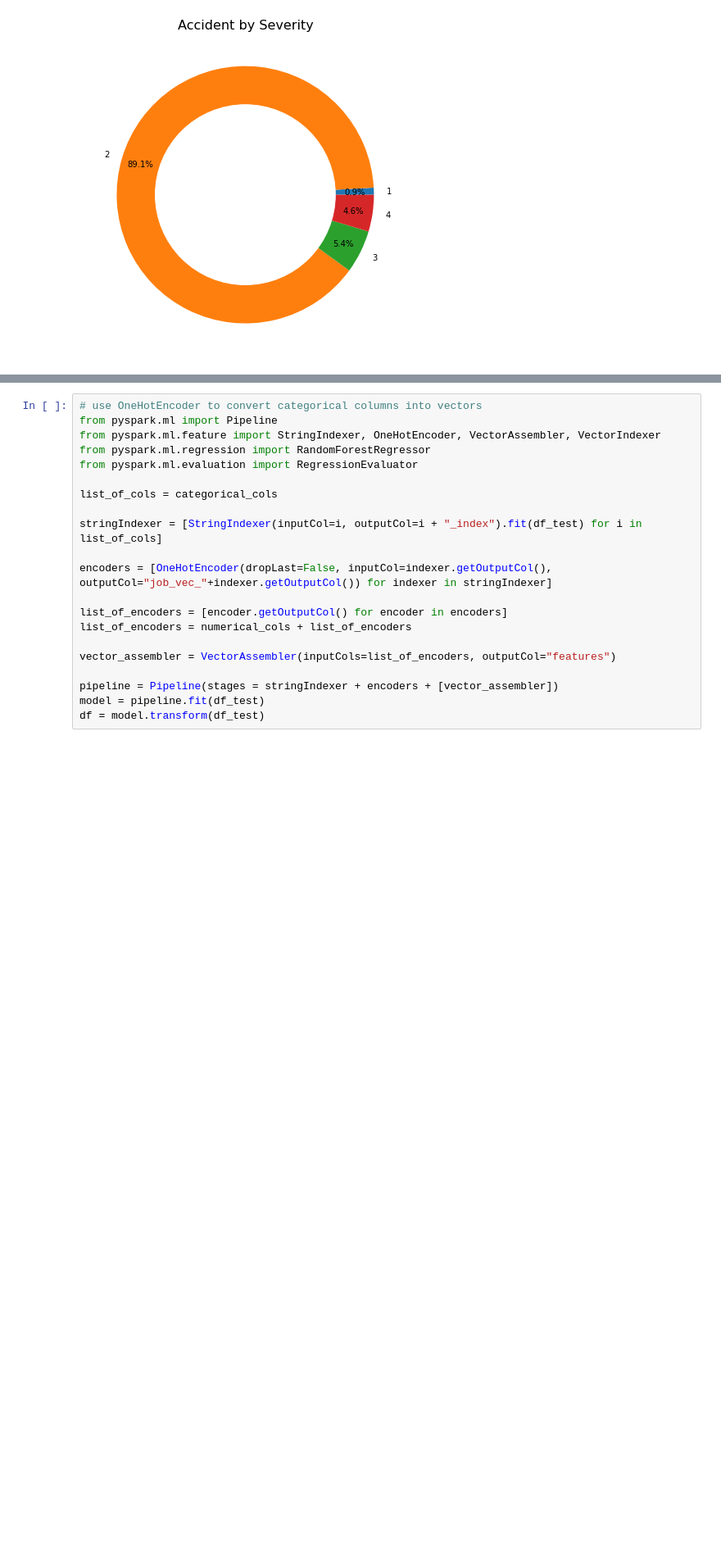
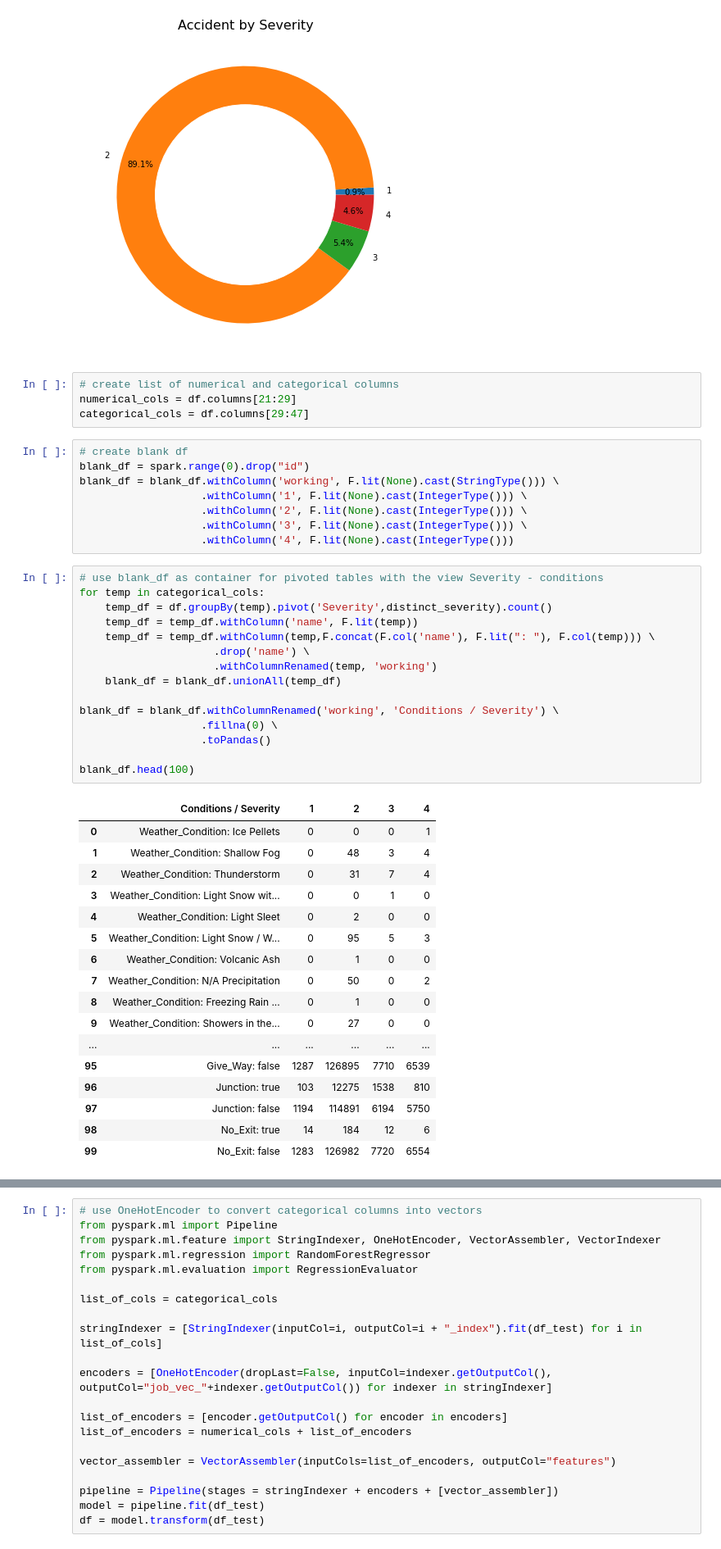
Before and after one commit to MateuszBocko/ML, a Jupyter notebook: Car accidents project/Car accidents project.ipynb, the cells around one changed output, grey strips where cells are left out. Shown at 82% size. Saved outputs shown, nothing was run; the diff lists cells and outputs as text; blank space fills up the shorter version.

```diff
--- a/Car accidents project/Car accidents project.ipynb
+++ b/Car accidents project/Car accidents project.ipynb
@@ -128,4 +137,49 @@ plt.tight_layout()
 plt.show()
 # %% [output]
 [figure]
+# %%
+# create list of numerical and categorical columns
+numerical_cols = df.columns[21:29]
+categorical_cols = df.columns[29:47]
+# %%
+# create blank df
+blank_df = spark.range(0).drop("id")
+blank_df = blank_df.withColumn('working', F.lit(None).cast(StringType())) \
+                   .withColumn('1', F.lit(None).cast(IntegerType())) \
+                   .withColumn('2', F.lit(None).cast(IntegerType())) \
+                   .withColumn('3', F.lit(None).cast(IntegerType())) \
+                   .withColumn('4', F.lit(None).cast(IntegerType()))
+# %%
+# use blank_df as container for pivoted tables with the view Severity - conditions
+for temp in categorical_cols:
+    temp_df = df.groupBy(temp).pivot('Severity',distinct_severity).count()
+    temp_df = temp_df.withColumn('name', F.lit(temp))
+    temp_df = temp_df.withColumn(temp,F.concat(F.col('name'), F.lit(": "), F.col(temp))) \
+                     .drop('name') \
+                     .withColumnRenamed(temp, 'working')
+    blank_df = blank_df.unionAll(temp_df)
+
+blank_df = blank_df.withColumnRenamed('working', 'Conditions / Severity') \
+                   .fillna(0) \
+                   .toPandas()
+
+blank_df.head(100)
+# %% [output]
+|  | Conditions / Severity | 1 | 2 | 3 | 4 |
+| 0 | Weather_Condition: Ice Pellets | 0 | 0 | 0 | 1 |
+| 1 | Weather_Condition: Shallow Fog | 0 | 48 | 3 | 4 |
+| 2 | Weather_Condition: Thunderstorm | 0 | 31 | 7 | 4 |
+| 3 | Weather_Condition: Light Snow wit... | 0 | 0 | 1 | 0 |
+| 4 | Weather_Condition: Light Sleet | 0 | 2 | 0 | 0 |
+| 5 | Weather_Condition: Light Snow / W... | 0 | 95 | 5 | 3 |
+| 6 | Weather_Condition: Volcanic Ash | 0 | 1 | 0 | 0 |
+| 7 | Weather_Condition: N/A Precipitation | 0 | 50 | 0 | 2 |
+| 8 | Weather_Condition: Freezing Rain ... | 0 | 1 | 0 | 0 |
+| 9 | Weather_Condition: Showers in the... | 0 | 27 | 0 | 0 |
+| ... | ... | ... | ... | ... | ... |
+| 95 | Give_Way: false | 1287 | 126895 | 7710 | 6539 |
+| 96 | Junction: true | 103 | 12275 | 1538 | 810 |
+| 97 | Junction: false | 1194 | 114891 | 6194 | 5750 |
+| 98 | No_Exit: true | 14 | 184 | 12 | 6 |
+| 99 | No_Exit: false | 1283 | 126982 | 7720 | 6554 |
 # %%
```
Also changed, not shown: parts of 14 cells of this notebook.
